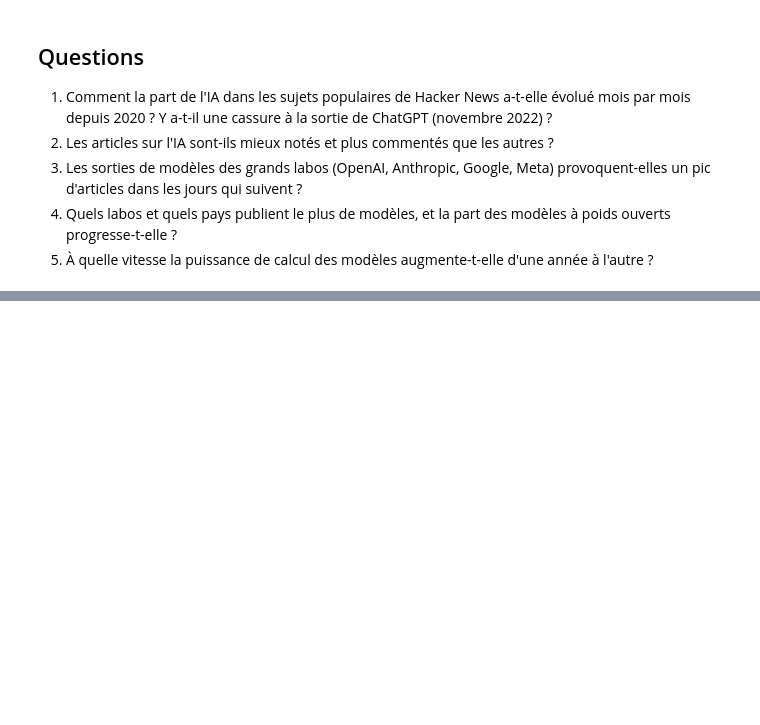
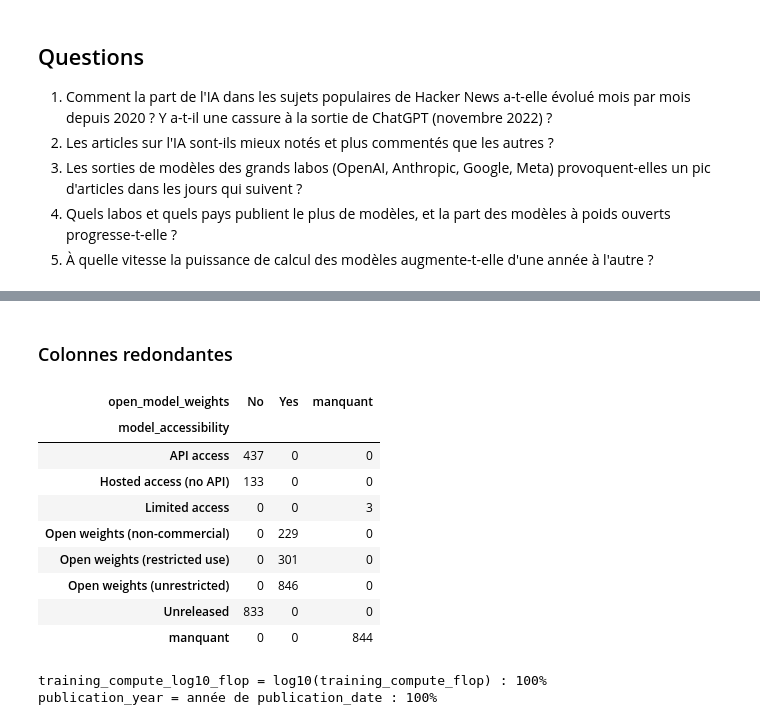
Before and after one commit to lounielyas709-stack/projet-analyse-de-donnes, a Jupyter notebook: notebooks/01_exploration.ipynb, the cells around one changed output, grey strips where cells are left out. Saved outputs shown, nothing was run; the diff lists cells and outputs as text; code cells hidden in the pictures; blank space fills up the shorter version.

```diff
--- a/notebooks/01_exploration.ipynb
+++ b/notebooks/01_exploration.ipynb
@@ -62,0 +274,26 @@ memory usage: 793.3 KB
+# %% [markdown]
+### Colonnes redondantes
+# %%
+pd.crosstab(modeles["model_accessibility"].fillna("manquant"), modeles["open_model_weights"].fillna("manquant"))
+# %% [output]
+| open_model_weights | No | Yes | manquant |
+| model_accessibility |  |  |  |
+| API access | 437 | 0 | 0 |
+| Hosted access (no API) | 133 | 0 | 0 |
+| Limited access | 0 | 0 | 3 |
+| Open weights (non-commercial) | 0 | 229 | 0 |
+| Open weights (restricted use) | 0 | 301 | 0 |
+| Open weights (unrestricted) | 0 | 846 | 0 |
+| Unreleased | 833 | 0 | 0 |
+| manquant | 0 | 0 | 844 |
+# %%
+compute_connu = modeles["training_compute_flop"].notna()
+ecart_log = np.log10(modeles.loc[compute_connu, "training_compute_flop"]) - modeles.loc[compute_connu, "training_compute_log10_flop"]
+dates_connues = modeles["publication_date"].notna()
+annee_coherente = modeles.loc[dates_connues, "publication_year"] == modeles.loc[dates_connues, "publication_date"].dt.year
+
+print(f"training_compute_log10_flop = log10(training_compute_flop) : {(ecart_log.abs() < 0.01).mean():.0%}")
+print(f"publication_year = année de publication_date : {annee_coherente.mean():.0%}")
+# %% [output]
+training_compute_log10_flop = log10(training_compute_flop) : 100%
+publication_year = année de publication_date : 100%
```
Also changed, not shown: parts of 44 cells of this notebook.
